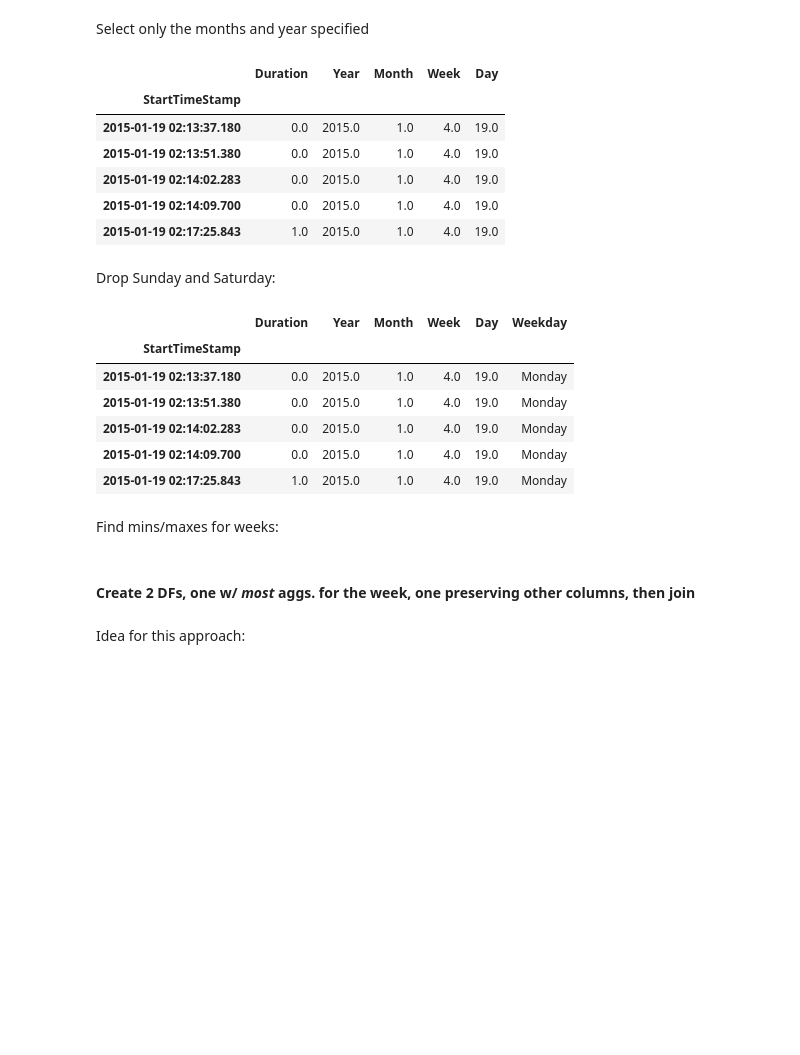
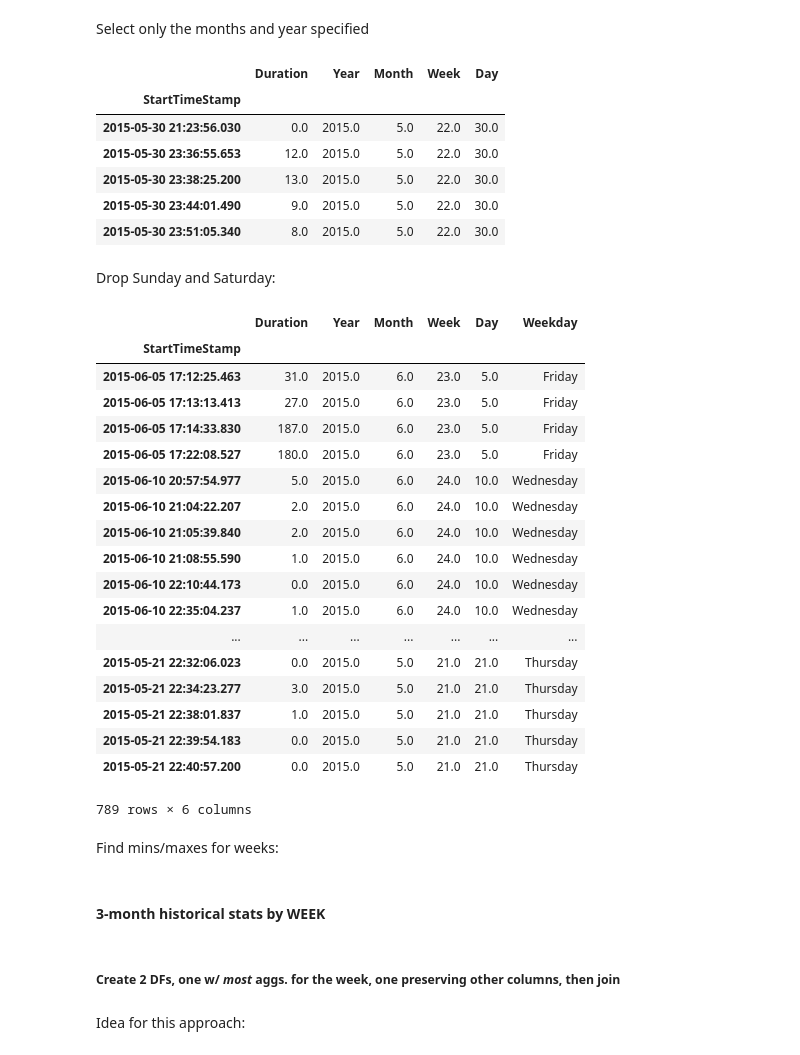
Before and after one commit to leilanihagen/interject-datacell-request-time-data-exploration, a Jupyter notebook: datacell_request_time.ipynb, the cells around one changed output. Saved outputs shown, nothing was run; the diff lists cells and outputs as text; code cells hidden in the pictures; blank space fills up the shorter version.

Commit message:
2 plots of 3-mo by week stats

```diff
--- a/datacell_request_time.ipynb
+++ b/datacell_request_time.ipynb
@@ -564,8 +567,8 @@ request_outliers_wk.head()
 Consider eliminating months that we don't need in sql...
 # %%
 # Definitons:
-start_month = 1
-end_month = 3
+start_month = 3
+end_month = 6
 year = 2015
 # %% [markdown]
 Select only the months and year specified
@@ -577,29 +580,41 @@ history_3_mon.head()
 # %% [output]
 |  | Duration | Year | Month | Week | Day |
 | StartTimeStamp |  |  |  |  |  |
-| 2015-01-19 02:13:37.180 | 0.0 | 2015.0 | 1.0 | 4.0 | 19.0 |
-| 2015-01-19 02:13:51.380 | 0.0 | 2015.0 | 1.0 | 4.0 | 19.0 |
-| 2015-01-19 02:14:02.283 | 0.0 | 2015.0 | 1.0 | 4.0 | 19.0 |
-| 2015-01-19 02:14:09.700 | 0.0 | 2015.0 | 1.0 | 4.0 | 19.0 |
-| 2015-01-19 02:17:25.843 | 1.0 | 2015.0 | 1.0 | 4.0 | 19.0 |
+| 2015-05-30 21:23:56.030 | 0.0 | 2015.0 | 5.0 | 22.0 | 30.0 |
+| 2015-05-30 23:36:55.653 | 12.0 | 2015.0 | 5.0 | 22.0 | 30.0 |
+| 2015-05-30 23:38:25.200 | 13.0 | 2015.0 | 5.0 | 22.0 | 30.0 |
+| 2015-05-30 23:44:01.490 | 9.0 | 2015.0 | 5.0 | 22.0 | 30.0 |
+| 2015-05-30 23:51:05.340 | 8.0 | 2015.0 | 5.0 | 22.0 | 30.0 |
 # %% [markdown]
 Drop Sunday and Saturday:
 # %%
 # Add Weekday col:
 history_3_mon['Weekday'] = history_3_mon.index.weekday_name
 
 weekday_filter = ( (history_3_mon['Weekday'] != 'Saturday') & (history_3_mon['Weekday'] != 'Sunday') )
 history_3_mon = history_3_mon.where(weekday_filter)
 history_3_mon = history_3_mon.dropna()
-history_3_mon.head()
+history_3_mon
 # %% [output]
 |  | Duration | Year | Month | Week | Day | Weekday |
 | StartTimeStamp |  |  |  |  |  |  |
-| 2015-01-19 02:13:37.180 | 0.0 | 2015.0 | 1.0 | 4.0 | 19.0 | Monday |
-| 2015-01-19 02:13:51.380 | 0.0 | 2015.0 | 1.0 | 4.0 | 19.0 | Monday |
-| 2015-01-19 02:14:02.283 | 0.0 | 2015.0 | 1.0 | 4.0 | 19.0 | Monday |
-| 2015-01-19 02:14:09.700 | 0.0 | 2015.0 | 1.0 | 4.0 | 19.0 | Monday |
-| 2015-01-19 02:17:25.843 | 1.0 | 2015.0 | 1.0 | 4.0 | 19.0 | Monday |
+| 2015-06-05 17:12:25.463 | 31.0 | 2015.0 | 6.0 | 23.0 | 5.0 | Friday |
+| 2015-06-05 17:13:13.413 | 27.0 | 2015.0 | 6.0 | 23.0 | 5.0 | Friday |
+| 2015-06-05 17:14:33.830 | 187.0 | 2015.0 | 6.0 | 23.0 | 5.0 | Friday |
+| 2015-06-05 17:22:08.527 | 180.0 | 2015.0 | 6.0 | 23.0 | 5.0 | Friday |
+| 2015-06-10 20:57:54.977 | 5.0 | 2015.0 | 6.0 | 24.0 | 10.0 | Wednesday |
+| 2015-06-10 21:04:22.207 | 2.0 | 2015.0 | 6.0 | 24.0 | 10.0 | Wednesday |
+| 2015-06-10 21:05:39.840 | 2.0 | 2015.0 | 6.0 | 24.0 | 10.0 | Wednesday |
+| 2015-06-10 21:08:55.590 | 1.0 | 2015.0 | 6.0 | 24.0 | 10.0 | Wednesday |
+| 2015-06-10 22:10:44.173 | 0.0 | 2015.0 | 6.0 | 24.0 | 10.0 | Wednesday |
+| 2015-06-10 22:35:04.237 | 1.0 | 2015.0 | 6.0 | 24.0 | 10.0 | Wednesday |
+| ... | ... | ... | ... | ... | ... | ... |
+| 2015-05-21 22:32:06.023 | 0.0 | 2015.0 | 5.0 | 21.0 | 21.0 | Thursday |
+| 2015-05-21 22:34:23.277 | 3.0 | 2015.0 | 5.0 | 21.0 | 21.0 | Thursday |
+| 2015-05-21 22:38:01.837 | 1.0 | 2015.0 | 5.0 | 21.0 | 21.0 | Thursday |
+| 2015-05-21 22:39:54.183 | 0.0 | 2015.0 | 5.0 | 21.0 | 21.0 | Thursday |
+| 2015-05-21 22:40:57.200 | 0.0 | 2015.0 | 5.0 | 21.0 | 21.0 | Thursday |
+789 rows × 6 columns
 # %% [markdown]
 Find mins/maxes for weeks:
 # %%
@@ -607,8 +622,10 @@ Find mins/maxes for weeks:
 # all_request_durs = all_requests['Duration']
 # all_request_durs['Weekday'] = all_requests.index.weekday_name
 # all_request_durs.head()
+# %% [markdown]
+#### 3-month historical stats by WEEK
 # %% [markdown]
-#### Create 2 DFs, one w/ *most* aggs. for the week, one preserving other columns, then join
+##### Create 2 DFs, one w/ *most* aggs. for the week, one preserving other columns, then join
 # %% [markdown]
 Idea for this approach:
 # %%
```
Also changed, not shown: parts of 28 cells of this notebook.
